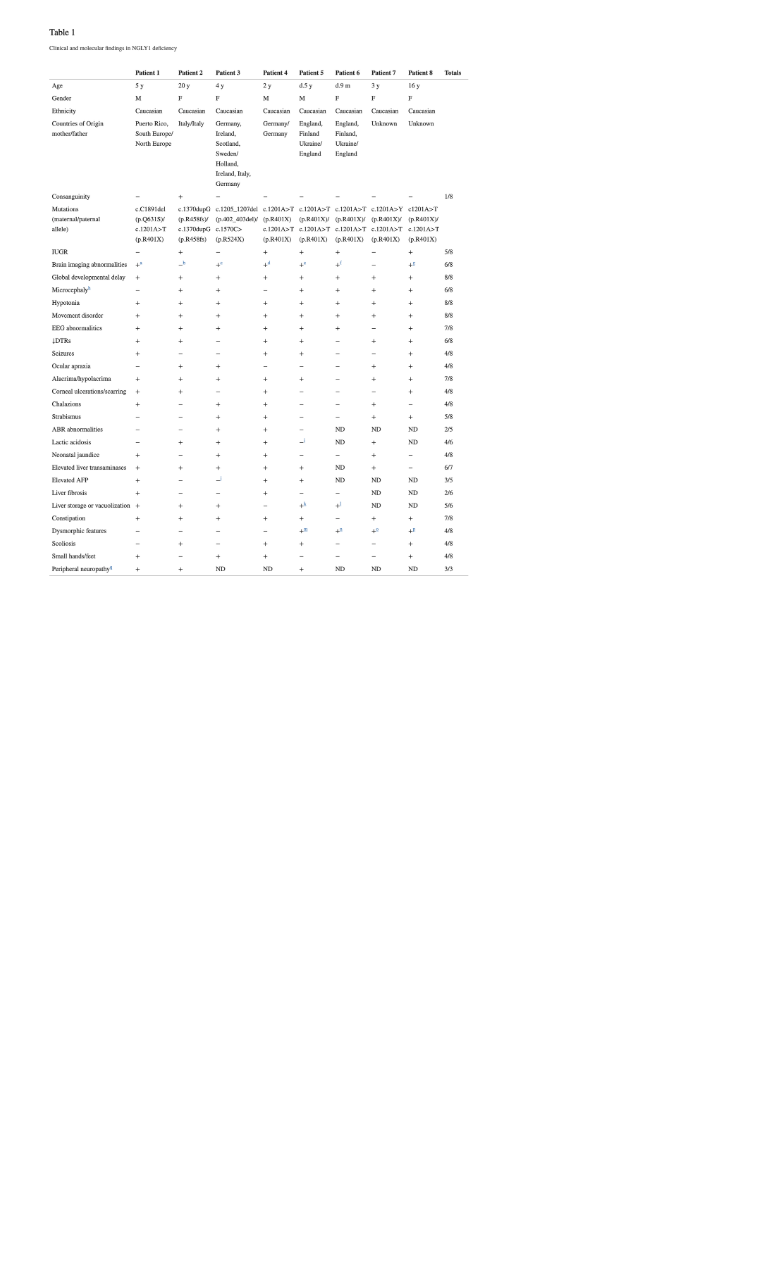
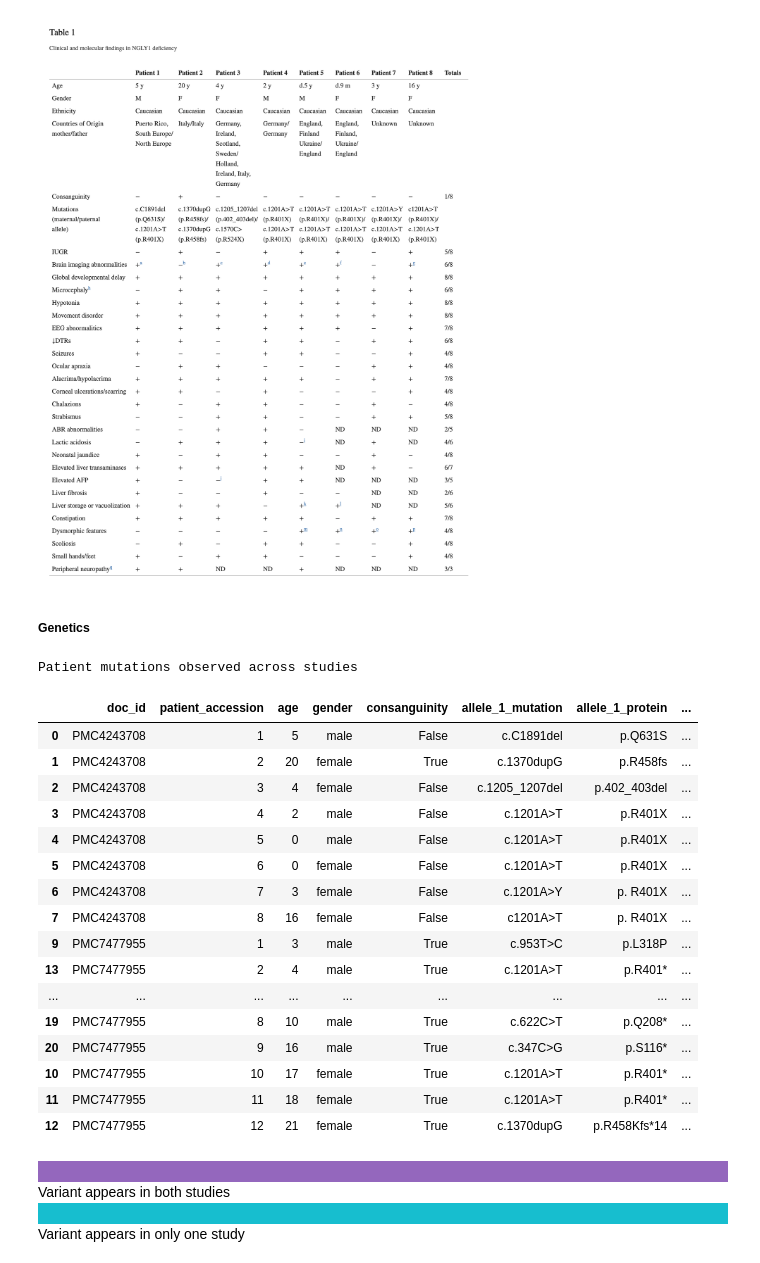
Before and after one commit to eric-czech/ngly1-gpt, a Jupyter notebook: ngly1_gpt/notebooks/patient_extraction.ipynb, the cells around one changed output. Cells and saved outputs as stored; diff of their text form; code cells hidden in the pictures; blank space fills up the shorter version.

Commit message:
Add genetics table

```diff
--- a/ngly1_gpt/notebooks/patient_extraction.ipynb
+++ b/ngly1_gpt/notebooks/patient_extraction.ipynb
@@ -462,3 +462,56 @@ Num cells: 256 (32 x 8)
 Image("ngly1_gpt/notebooks/images/PMC4243708_table_1.png", width=1200)
 # %% [output]
 [figure]
+# %% [markdown]
+##### Genetics
+# %%
+(
+    patient_records
+    .pipe(lambda df: df[df['patient_accession'] != 'ALL'])
+    .assign(allele_1_mutation=lambda df: df['disease_info'].apply(lambda v: v.get('allele_1_mutation')).str.extract(r'(.*?)(?=\()'))
+    .assign(allele_1_protein=lambda df: df['disease_info'].apply(lambda v: v.get('allele_1_mutation')).str.extract(r'\((.*)\)'))
+    .assign(allele_2_mutation=lambda df: df['disease_info'].apply(lambda v: v.get('allele_2_mutation')).str.extract(r'(.*?)(?=\()'))
+    .assign(allele_2_protein=lambda df: df['disease_info'].apply(lambda v: v.get('allele_2_mutation')).str.extract(r'\((.*)\)'))
+    .assign(consanguinity=lambda df: df['consanguinity'].astype(bool))
+    .assign(age=lambda df: df['age'].astype(int))
+    .filter(regex='doc_id|patient_accession|age|gender|consanguinity|allele')
+    .sort_values(['doc_id', 'patient_accession'])
+    .pipe(utils.apply, lambda df: display(
+        df
+        .style
+        .set_caption('Patient mutations observed across studies')
+        .applymap(lambda v: 'background-color: #7f7f7f; color: white')
+        .applymap(lambda v: 'background-color: #9467bd; color: white' if v.strip() in (
+            df.set_index('doc_id').filter(regex='allele').stack().rename('value')
+            .str.strip()
+            .reset_index().groupby('value')['doc_id'].nunique()
+            .pipe(lambda s: s[s > 1]).index
+        ) else 'background-color: #17becf; color: white', subset=df.filter(regex='allele').columns)
+        .applymap(lambda v: 'background-color: #1f77b4; color: white' if v == 'PMC4243708' else 'background-color: #ff7f0e; color: white', subset='doc_id')
+    ))
+    .pipe(utils.apply, lambda df: display(HTML("""
+    <div style="background-color: #9467bd; color: white; width: 15px; display: inline-block">&nbsp</div>  Variant appears in both studies<br>
+    <div style="background-color: #17becf; color: white; width: 15px; display: inline-block">&nbsp</div>  Variant appears in only one study
+    """)))
+);
+# %% [output]
+Patient mutations observed across studies
+|  | doc_id | patient_accession | age | gender | consanguinity | allele_1_mutation | allele_1_protein | ... |
+| 0 | PMC4243708 | 1 | 5 | male | False | c.C1891del | p.Q631S | ... |
+| 1 | PMC4243708 | 2 | 20 | female | True | c.1370dupG | p.R458fs | ... |
+| 2 | PMC4243708 | 3 | 4 | female | False | c.1205_1207del | p.402_403del | ... |
+| 3 | PMC4243708 | 4 | 2 | male | False | c.1201A>T | p.R401X | ... |
+| 4 | PMC4243708 | 5 | 0 | male | False | c.1201A>T | p.R401X | ... |
+| 5 | PMC4243708 | 6 | 0 | female | False | c.1201A>T | p.R401X | ... |
+| 6 | PMC4243708 | 7 | 3 | female | False | c.1201A>Y | p. R401X | ... |
+| 7 | PMC4243708 | 8 | 16 | female | False | c1201A>T | p. R401X | ... |
+| 9 | PMC7477955 | 1 | 3 | male | True | c.953T>C | p.L318P | ... |
+| 13 | PMC7477955 | 2 | 4 | male | True | c.1201A>T | p.R401* | ... |
+| ... | ... | ... | ... | ... | ... | ... | ... | ... |
+| 19 | PMC7477955 | 8 | 10 | male | True | c.622C>T | p.Q208* | ... |
+| 20 | PMC7477955 | 9 | 16 | male | True | c.347C>G | p.S116* | ... |
+| 10 | PMC7477955 | 10 | 17 | female | True | c.1201A>T | p.R401* | ... |
+| 11 | PMC7477955 | 11 | 18 | female | True | c.1201A>T | p.R401* | ... |
+| 12 | PMC7477955 | 12 | 21 | female | True | c.1370dupG | p.R458Kfs*14 | ... |
+Variant appears in both studies
+Variant appears in only one study
```
Also changed, not shown: parts of 6 cells of this notebook.
